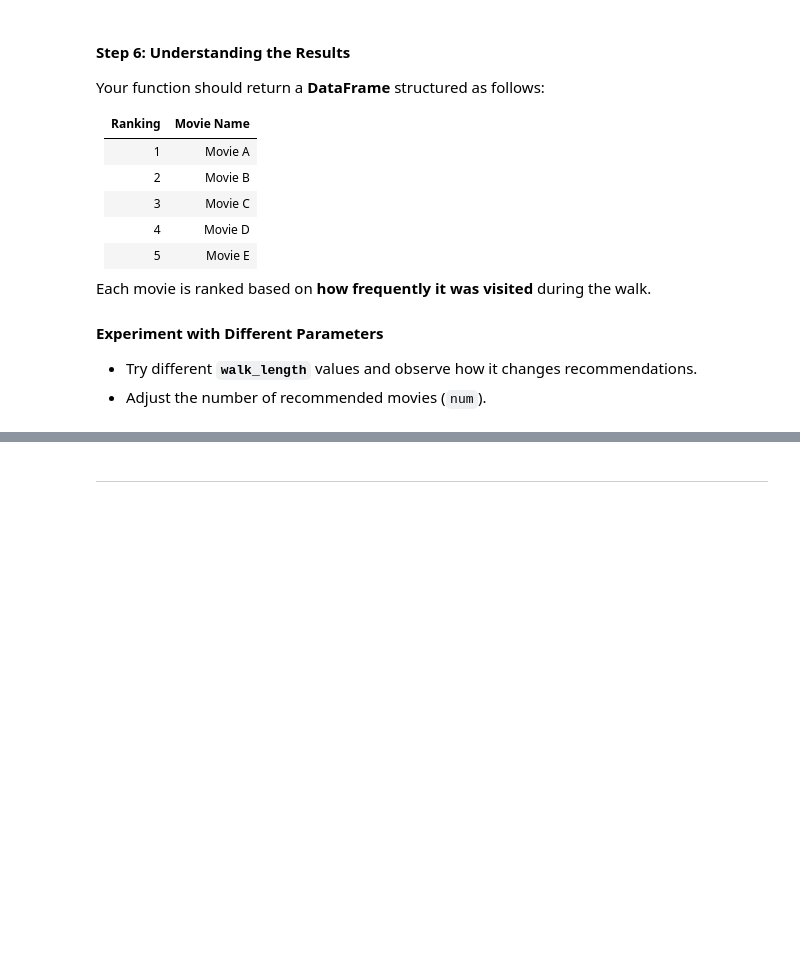
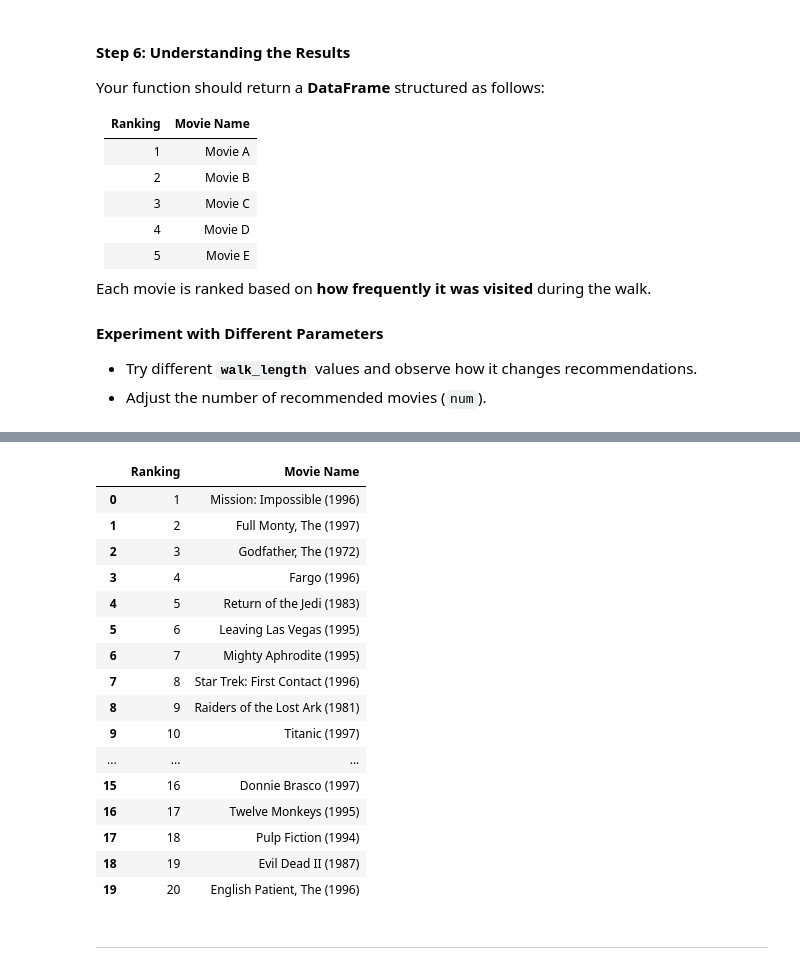
Before and after one commit to zhutchens/Movie-Recommendation, a Jupyter notebook: Movie_Recommendation.ipynb, the cells around one changed output, grey strips where cells are left out. Saved outputs shown, nothing was run; the diff lists cells and outputs as text; code cells hidden in the pictures; blank space fills up the shorter version.

```diff
--- a/Programming_Assignment-1.ipynb
+++ b/Movie_Recommendation.ipynb
@@ -950,3 +1006,23 @@ weighted_pixie_recommend("Jurassic Park (1993)", walk_length = 10, num = 5)
+# %%
+weighted_pixie_recommend("Jurassic Park (1993)", walk_length = 10000, num = 20)
+# %% [output]
+|  | Ranking | Movie Name |
+| 0 | 1 | Mission: Impossible (1996) |
+| 1 | 2 | Full Monty, The (1997) |
+| 2 | 3 | Godfather, The (1972) |
+| 3 | 4 | Fargo (1996) |
+| 4 | 5 | Return of the Jedi (1983) |
+| 5 | 6 | Leaving Las Vegas (1995) |
+| 6 | 7 | Mighty Aphrodite (1995) |
+| 7 | 8 | Star Trek: First Contact (1996) |
+| 8 | 9 | Raiders of the Lost Ark (1981) |
+| 9 | 10 | Titanic (1997) |
+| ... | ... | ... |
+| 15 | 16 | Donnie Brasco (1997) |
+| 16 | 17 | Twelve Monkeys (1995) |
+| 17 | 18 | Pulp Fiction (1994) |
+| 18 | 19 | Evil Dead II (1987) |
+| 19 | 20 | English Patient, The (1996) |
 # %% [markdown]
 ---
 # %% [markdown]
```
Also changed, not shown: parts of 12 cells of this notebook, 1 other file.
